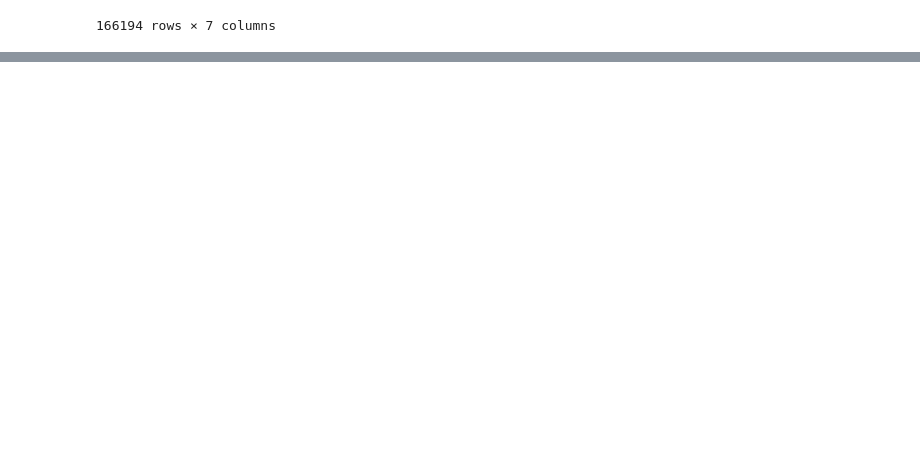
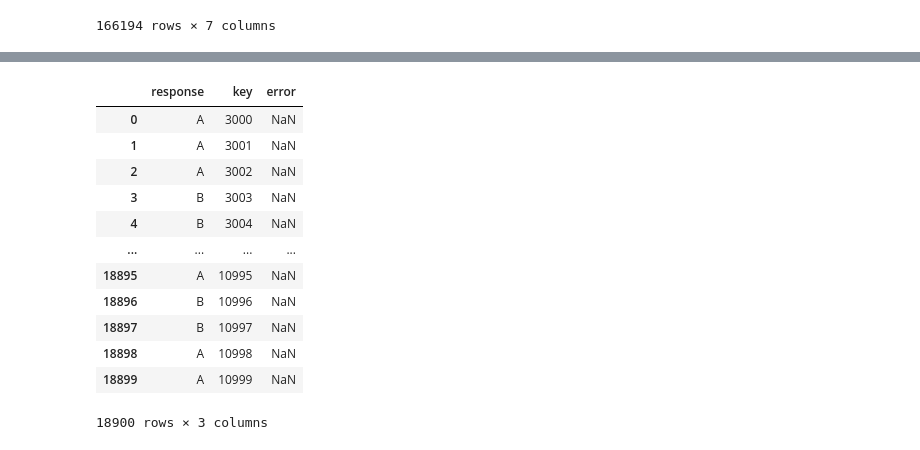
Before and after one commit to mahdieh-sjp/Safe-Actor, a Jupyter notebook: evaluate_ood.ipynb, the cells around one changed output, grey strips where cells are left out. Cells and saved outputs as stored; diff of their text form; code cells hidden in the pictures; blank space fills up the shorter version.

```diff
--- a/evaluate_ood.ipynb
+++ b/evaluate_ood.ipynb
@@ -505,0 +644,16 @@ results_df
+# %%
+responses =  []
+errors = {}
+initialize_seeds()
+for r in ratings.response.tolist():
+    try:
+        response = literal_eval(r["candidates"][0]["content"]["parts"][0]["text"]) if "candidates" in r else r
+        try:
+            response = response["winner"]
+        except KeyError as e:
+            errors[str(e)] = errors.get(str(e), 0) + 1
+            response = None
+    except Exception as e:
+        errors[str(e)] = errors.get(str(e), 0) + 1
+        response = None
+    responses.append(response)
@@ -505,0 +672,4 @@ results_df
+# %%
+ratings["response"] = responses
+# %%
+df = ratings.copy()
@@ -505,0 +746,16 @@ results_df
+# %%
+df
+# %% [output]
+|  | response | key | error |
+| 0 | A | 3000 | NaN |
+| 1 | A | 3001 | NaN |
+| 2 | A | 3002 | NaN |
+| 3 | B | 3003 | NaN |
+| 4 | B | 3004 | NaN |
+| ... | ... | ... | ... |
+| 18895 | A | 10995 | NaN |
+| 18896 | B | 10996 | NaN |
+| 18897 | B | 10997 | NaN |
+| 18898 | A | 10998 | NaN |
+| 18899 | A | 10999 | NaN |
+18900 rows × 3 columns
```
Also changed, not shown: parts of 33 cells of this notebook, 15 other files.
